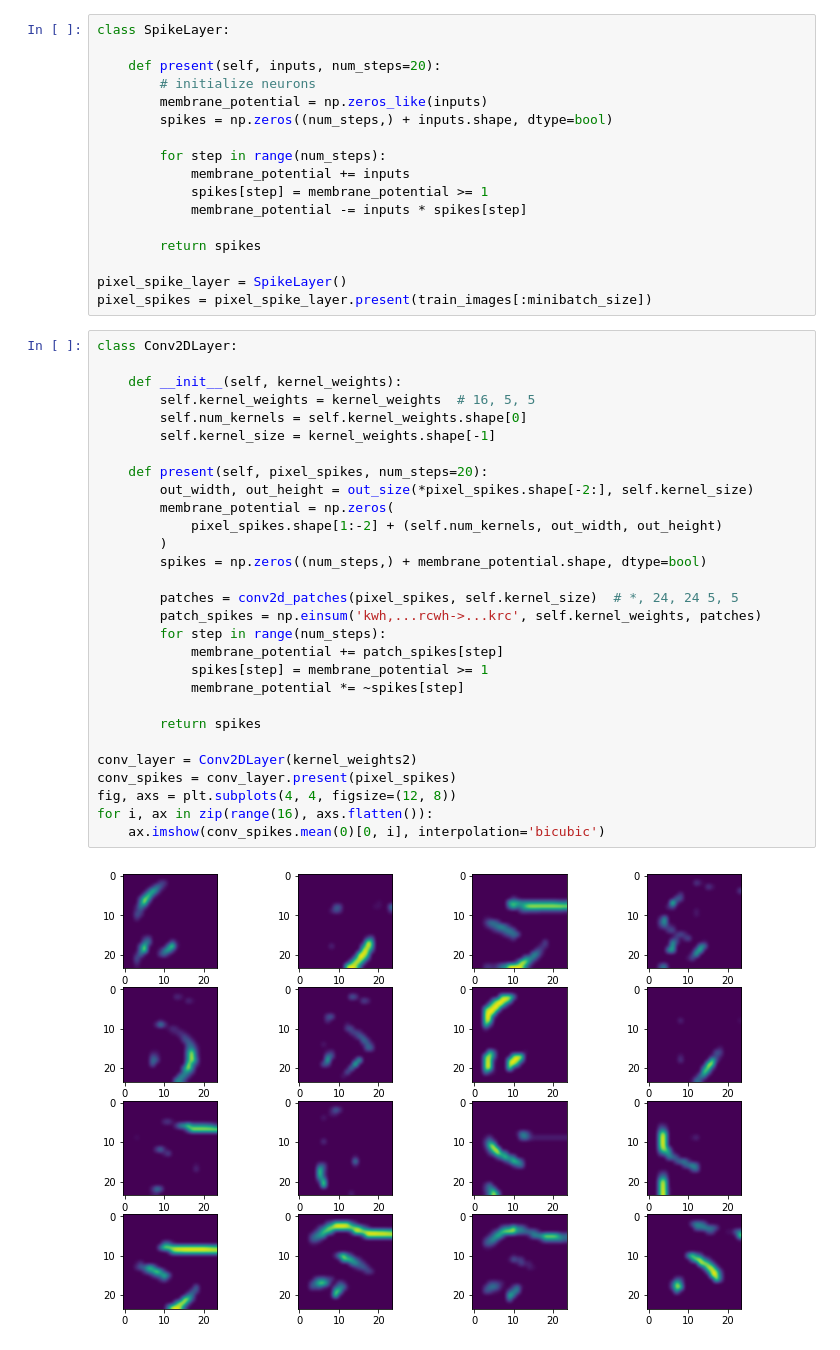
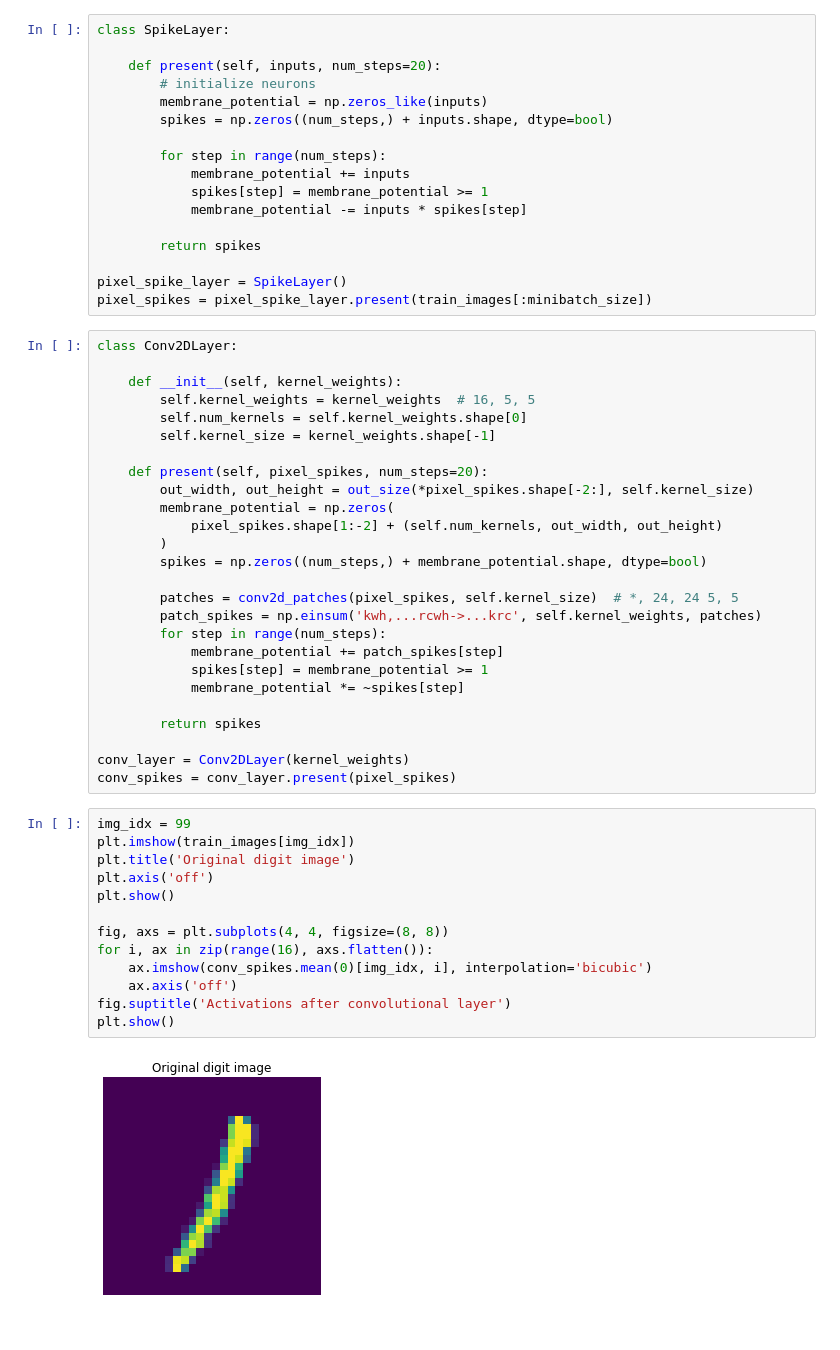
Before and after one commit to nnistelrooij/NeuroComp, a Jupyter notebook: SNN.ipynb, the cells around one changed output. Cells and saved outputs as stored; diff of their text form.

```diff
--- a/SNN.ipynb
+++ b/SNN.ipynb
@@ -148,10 +158,20 @@ class Conv2DLayer:
 
         return spikes
 
-conv_layer = Conv2DLayer(kernel_weights2)
+conv_layer = Conv2DLayer(kernel_weights)
 conv_spikes = conv_layer.present(pixel_spikes)
-fig, axs = plt.subplots(4, 4, figsize=(12, 8))
-for i, ax in zip(range(16), axs.flatten()):
-    ax.imshow(conv_spikes.mean(0)[0, i], interpolation='bicubic')
-# %% [output]
-[figure, removed]
+# %%
+img_idx = 99
+plt.imshow(train_images[img_idx])
+plt.title('Original digit image')
+plt.axis('off')
+plt.show()
+
+fig, axs = plt.subplots(4, 4, figsize=(8, 8))
+for i, ax in zip(range(16), axs.flatten()):
+    ax.imshow(conv_spikes.mean(0)[img_idx, i], interpolation='bicubic')
+    ax.axis('off')
+fig.suptitle('Activations after convolutional layer')
+plt.show()
+# %% [output]
+[figure, added]
```
Also changed, not shown: parts of 11 cells of this notebook.
